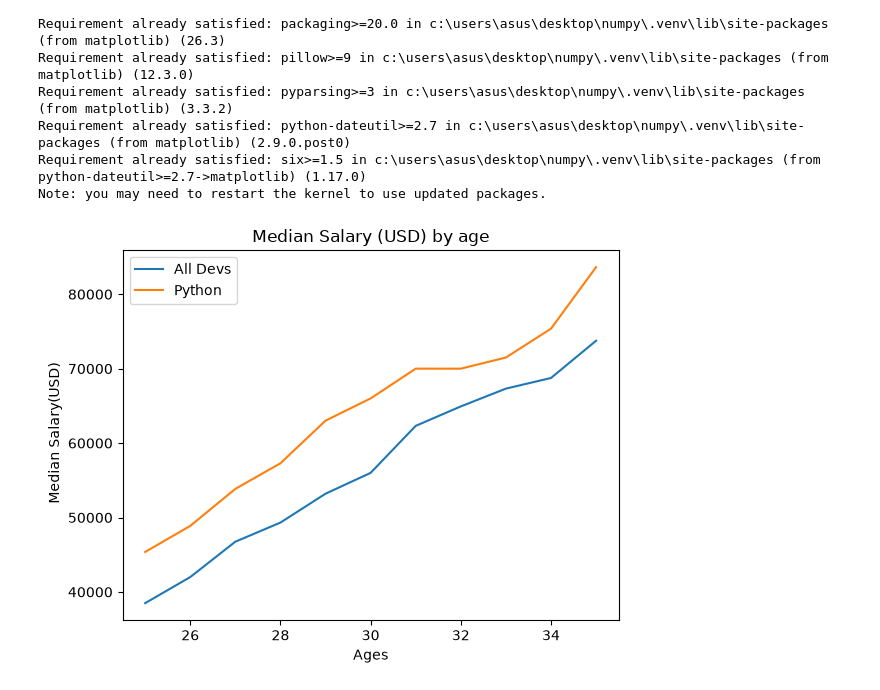
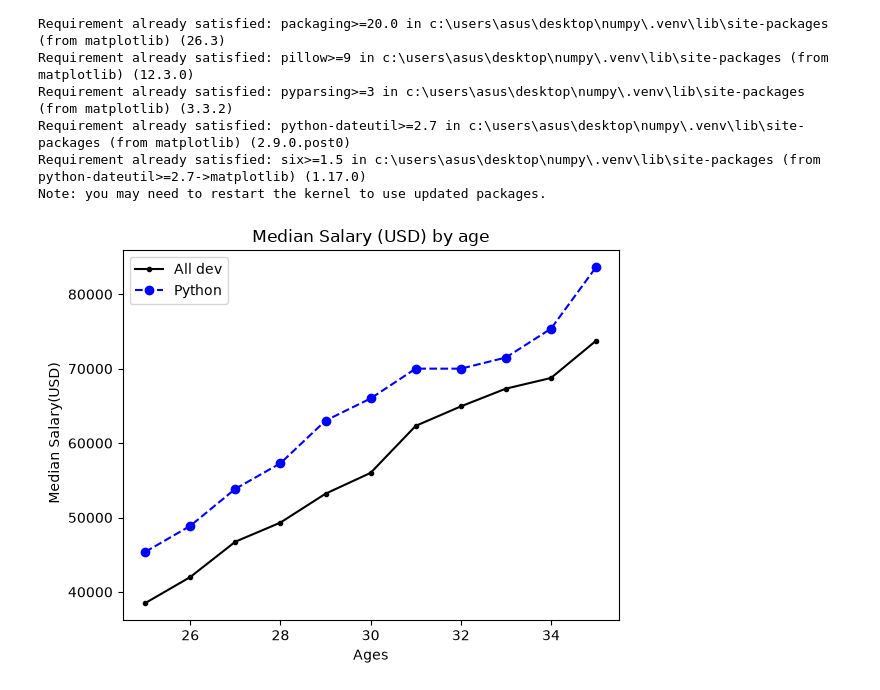
Before and after one commit to certifiedslidder-sudo/Matplotlib, a Jupyter notebook: demo.ipynb, the cells around one changed output. Saved outputs shown, nothing was run; the diff lists cells and outputs as text; code cells hidden in the pictures.

Commit message:
legend , label, formatting the plot(color,line,marker)

```diff
--- a/demo.ipynb
+++ b/demo.ipynb
@@ -18,22 +18,24 @@ from matplotlib import pyplot as plt
 # %%
 ages_x = [25, 26, 27, 28, 29, 30, 31, 32, 33, 34, 35]  # x axis,age
 
 dev_y = [38496, 42000, 46752, 49320, 53200,
          56000, 62316, 64928, 67317, 68748, 73752]  # y axis, salary
 
-plt.plot(ages_x,dev_y)
+plt.plot(ages_x,dev_y , color ='k', linestyle ='-',marker = '.', label ='All dev')
 
 # Median Python Developer Salaries by Age
 py_dev_y = [45372, 48876, 53850, 57287, 63016,
             65998, 70003, 70000, 71496, 75370, 83640]
-
-plt.plot(ages_x, py_dev_y)
+# format string , [marker][line][color]
+# plt.plot(ages_x, py_dev_y,'b-', label ='Python')     # general way
+plt.plot(ages_x,py_dev_y,color = 'b', linestyle ='--',marker = 'o', label = 'Python')    # here i formatted via argument
 
 plt.xlabel('Ages')
 plt.ylabel(' Median Salary(USD)')
 plt.title('Median Salary (USD) by age')
 
-plt.legend(['All Devs' , 'Python'])
+#plt.legend(['All Devs' , 'Python'])   for this you need to know  the order of things added in the plot. use lebel like above
+plt.legend()
 plt.show()
 # %% [output]
-[figure, old version]
+[figure, new version]
```
